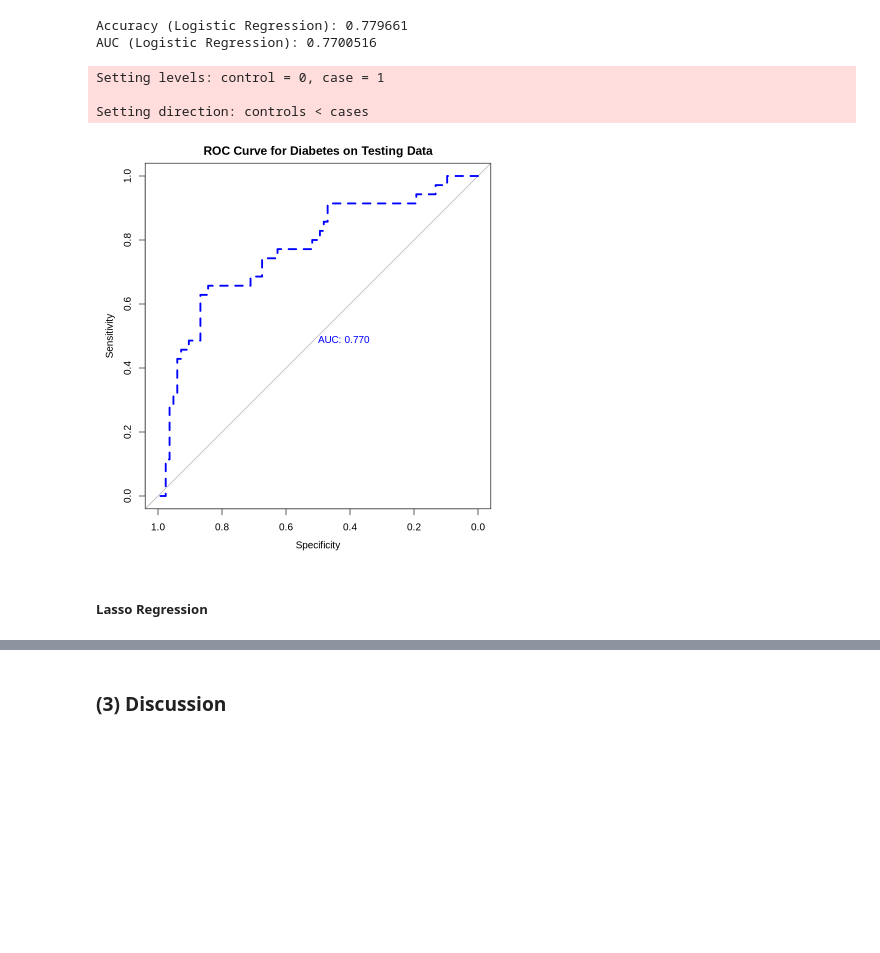
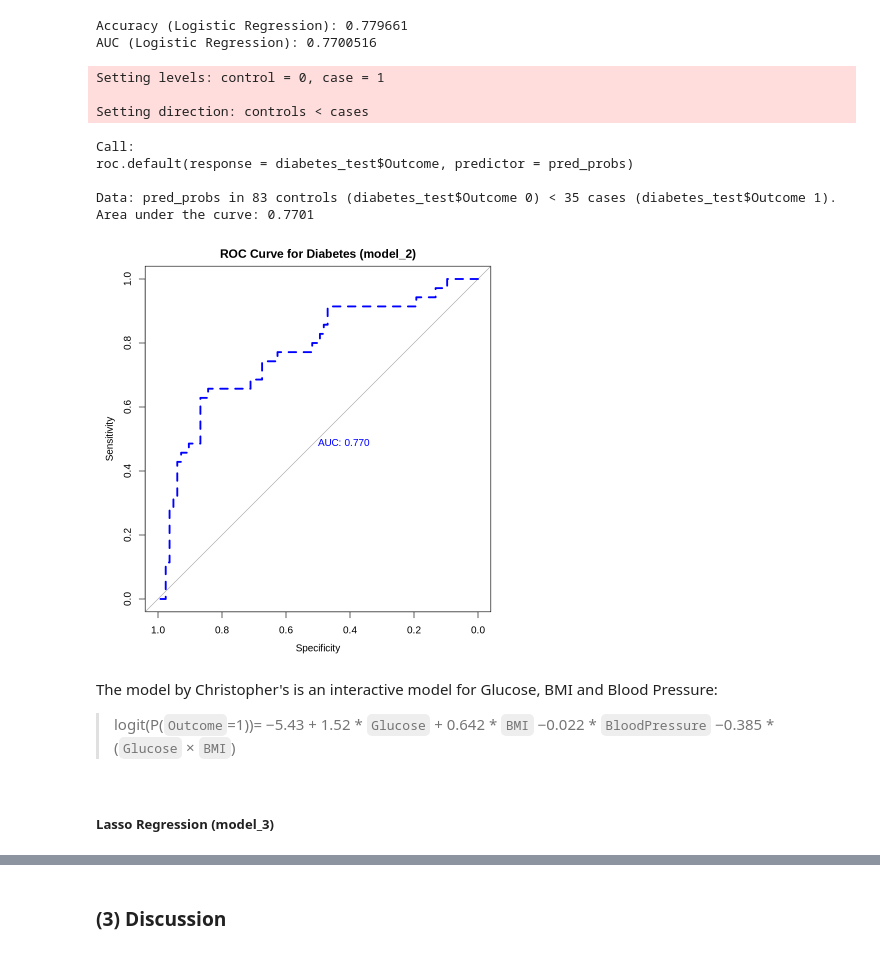
Before and after one commit to yoykyL/STAT301-Final-Report, a Jupyter notebook: Final_Report.ipynb, the cells around one changed output, grey strips where cells are left out. Saved outputs shown, nothing was run; the diff lists cells and outputs as text; code cells hidden in the pictures; blank space fills up the shorter version.

```diff
--- a/Final_Report.ipynb
+++ b/Final_Report.ipynb
@@ -398,19 +445,19 @@ Prediction  0  1
 diabetes_data$Outcome <- as.factor(diabetes_data$Outcome)
 
 # Estimation: Fit logistic regression model
-log_model <- glm(Outcome ~ Glucose + BMI + BloodPressure + Glucose:BMI, data = diabetes_train, family = "binomial")
+log_model <- glm(Outcome ~ Glucose + BMI + BloodPressure + Glucose:BMI, data = diabetes_train, family = "binomial") #model_2
 
 # Inference: Summarize model results with odds ratios and confidence intervals
 model_summary <- tidy(log_model, exponentiate = TRUE, conf.int = TRUE)
 print(model_summary)
 
 # Prediction: Predict outcomes on test data
-pred_probs <- predict(log_model, newdata = diabetes_test, type = "response")
+pred_probs_2 <- predict(log_model, newdata = diabetes_test, type = "response")
 pred_classes <- ifelse(pred_probs > 0.5, 1, 0)
 
 # Create confusion matrix
-conf_matrix <- confusionMatrix(as.factor(pred_classes), as.factor(diabetes_test$Outcome), positive = "1")
-print(conf_matrix)
+model_2_conf_matrix <- confusionMatrix(as.factor(pred_classes), as.factor(diabetes_test$Outcome), positive = "1")
+print(model_2_conf_matrix)
 # %% [output]
 # A tibble: 5 × 7
   term          estimate std.error statistic  p.value conf.low conf.high
@@ -447,23 +494,32 @@ AUC (Logistic Regression): 0.7700516
 # %%
 # Main Developer: Christopher Mok
 
 # ROC curve
 ROC_full_log_test <- roc(
   response = diabetes_test$Outcome,
   predictor = pred_probs
 )
-plot(
+model_2_auc_plot <- plot(
   ROC_full_log_test,
   print.auc = TRUE,
   col = "blue",
   lwd = 3,
   lty = 2,
-  main = "ROC Curve for Diabetes on Testing Data"
+  main = "ROC Curve for Diabetes (model_2)"
 )
+model_2_auc_plot
 # %% [output]
 Setting levels: control = 0, case = 1
 
 Setting direction: controls < cases
+Call:
+roc.default(response = diabetes_test$Outcome, predictor = pred_probs)
+
+Data: pred_probs in 83 controls (diabetes_test$Outcome 0) < 35 cases (diabetes_test$Outcome 1).
+Area under the curve: 0.7701
-[figure, old version]
+[figure, new version]
+# %% [markdown]
+The model by Christopher's is an interactive model for Glucose, BMI and Blood Pressure:
+> logit(P(`Outcome`=1))= −5.43 + 1.52 * `Glucose` + 0.642 * `BMI` −0.022 * `BloodPressure` −0.385 * (`Glucose` × `BMI`)
 # %% [markdown]
-##### Lasso Regression
+##### Lasso Regression (model_3)
```
Also changed, not shown: parts of 24 cells of this notebook.
